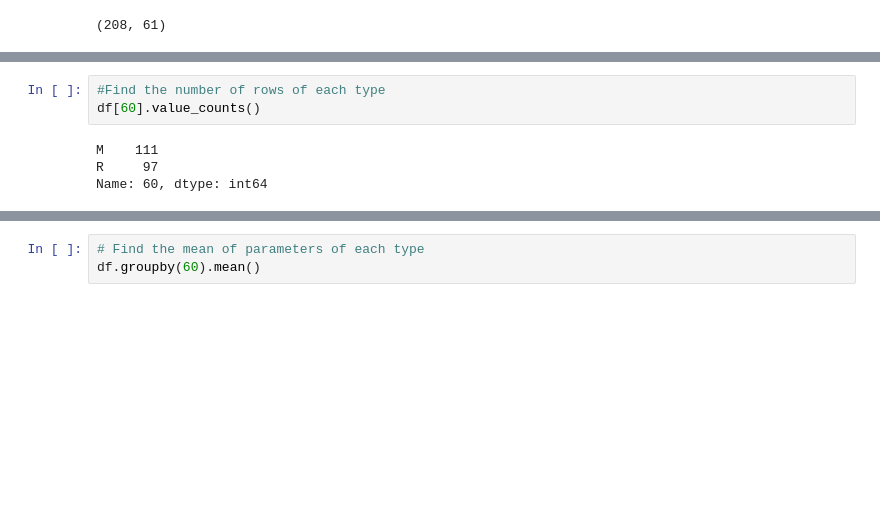
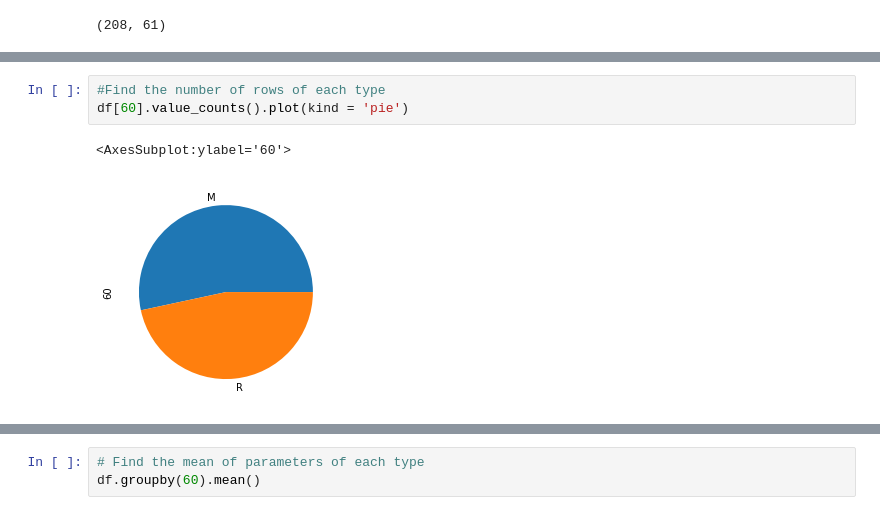
Before and after one commit to jrad9921/Data-Analysis, a Jupyter notebook: Sonar/sonar.ipynb, the cells around one changed output, grey strips where cells are left out. Drawn from its saved outputs; the diff is of its cells as text; blank space fills up the shorter version.

```diff
--- a/Sonar/sonar.ipynb
+++ b/Sonar/sonar.ipynb
@@ -30,7 +43,6 @@ df.describe()
 # %%
 #Find the number of rows of each type
-df[60].value_counts()
+df[60].value_counts().plot(kind = 'pie')
 # %% [output]
-M    111
-R     97
-Name: 60, dtype: int64
+<AxesSubplot:ylabel='60'>
+[figure, added]
```
Also changed, not shown: parts of 3 cells of this notebook.
